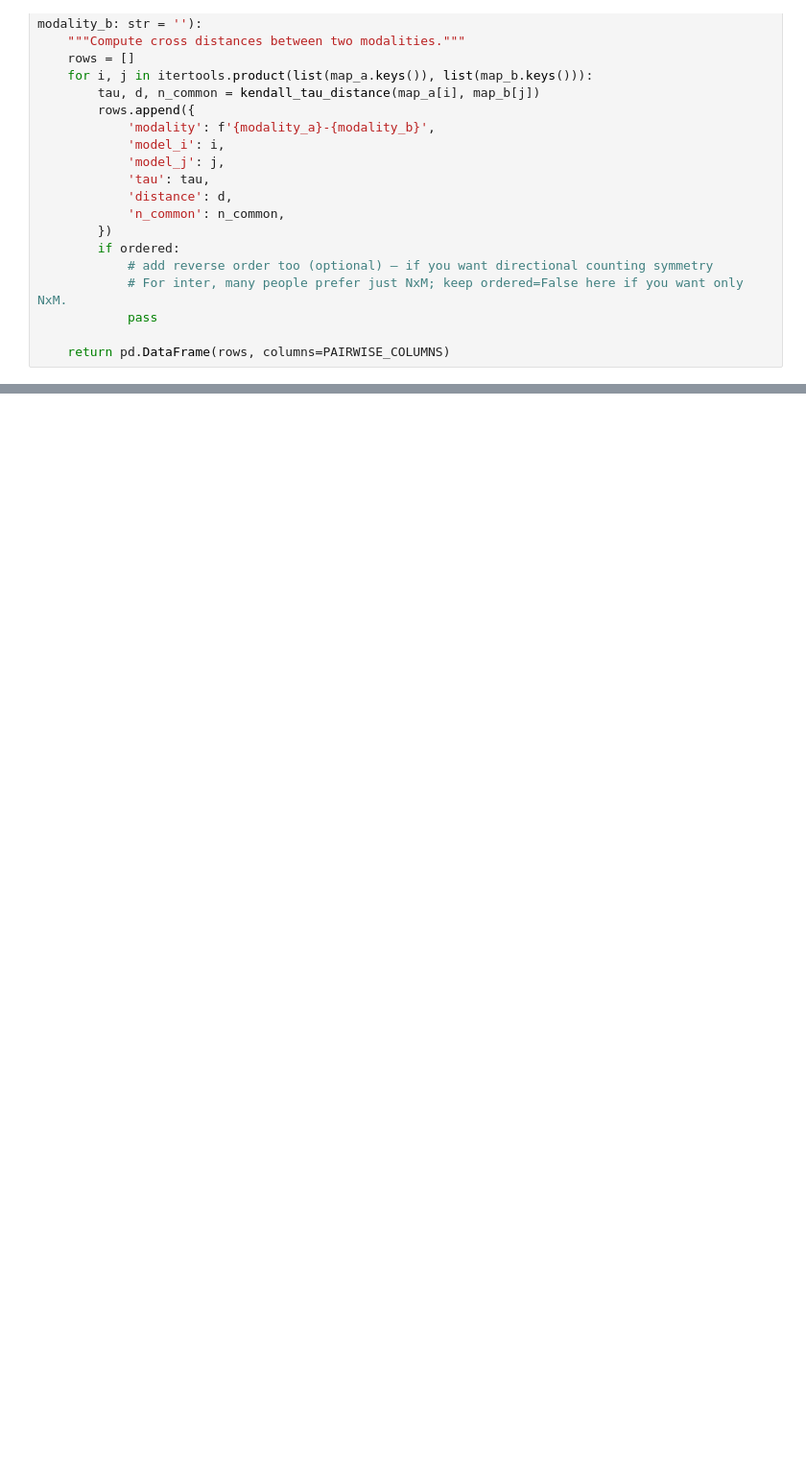
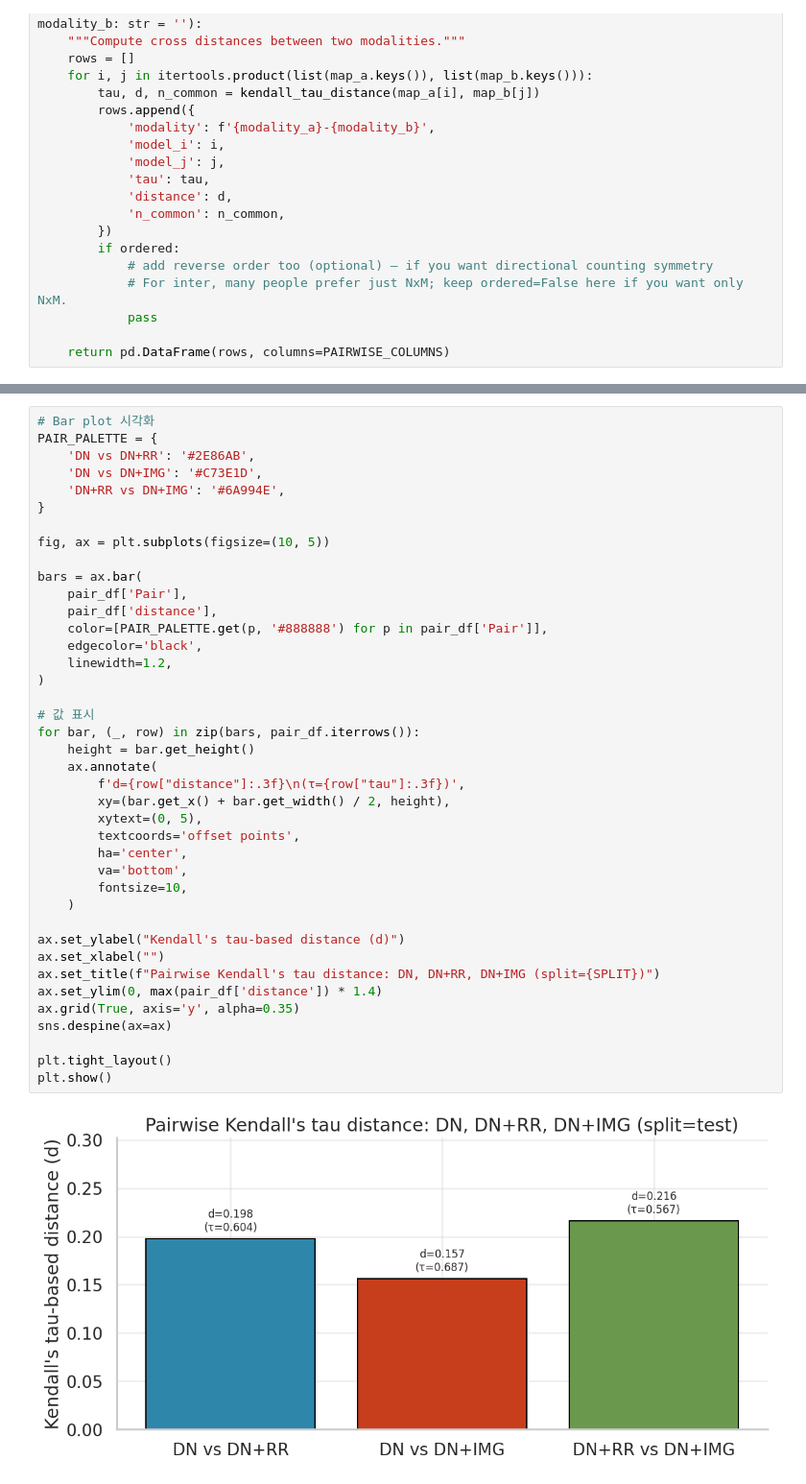
Before and after one commit to Chanwhistle/CXR_info_disparity, a Jupyter notebook: trained_models/tau_distance_visual.ipynb, the cells around one changed output, grey strips where cells are left out. Shown at 96% size. Saved outputs shown, nothing was run; the diff lists cells and outputs as text; blank space fills up the shorter version.

```diff
--- a/trained_models/tau_distance_visual.ipynb
+++ b/trained_models/tau_distance_visual.ipynb
@@ -298,0 +366,42 @@ plt.show()
+# %%
+# Bar plot 시각화
+PAIR_PALETTE = {
+    'DN vs DN+RR': '#2E86AB',
+    'DN vs DN+IMG': '#C73E1D',
+    'DN+RR vs DN+IMG': '#6A994E',
+}
+
+fig, ax = plt.subplots(figsize=(10, 5))
+
+bars = ax.bar(
+    pair_df['Pair'],
+    pair_df['distance'],
+    color=[PAIR_PALETTE.get(p, '#888888') for p in pair_df['Pair']],
+    edgecolor='black',
+    linewidth=1.2,
+)
+
+# 값 표시
+for bar, (_, row) in zip(bars, pair_df.iterrows()):
+    height = bar.get_height()
+    ax.annotate(
+        f'd={row["distance"]:.3f}\n(τ={row["tau"]:.3f})',
+        xy=(bar.get_x() + bar.get_width() / 2, height),
+        xytext=(0, 5),
+        textcoords='offset points',
+        ha='center',
+        va='bottom',
+        fontsize=10,
+    )
+
+ax.set_ylabel("Kendall's tau-based distance (d)")
+ax.set_xlabel("")
+ax.set_title(f"Pairwise Kendall's tau distance: DN, DN+RR, DN+IMG (split={SPLIT})")
+ax.set_ylim(0, max(pair_df['distance']) * 1.4)
+ax.grid(True, axis='y', alpha=0.35)
+sns.despine(ax=ax)
+
+plt.tight_layout()
+plt.show()
+# %% [output]
+[figure, added]
```
Also changed, not shown: parts of 40 cells of this notebook, 8 other files.
